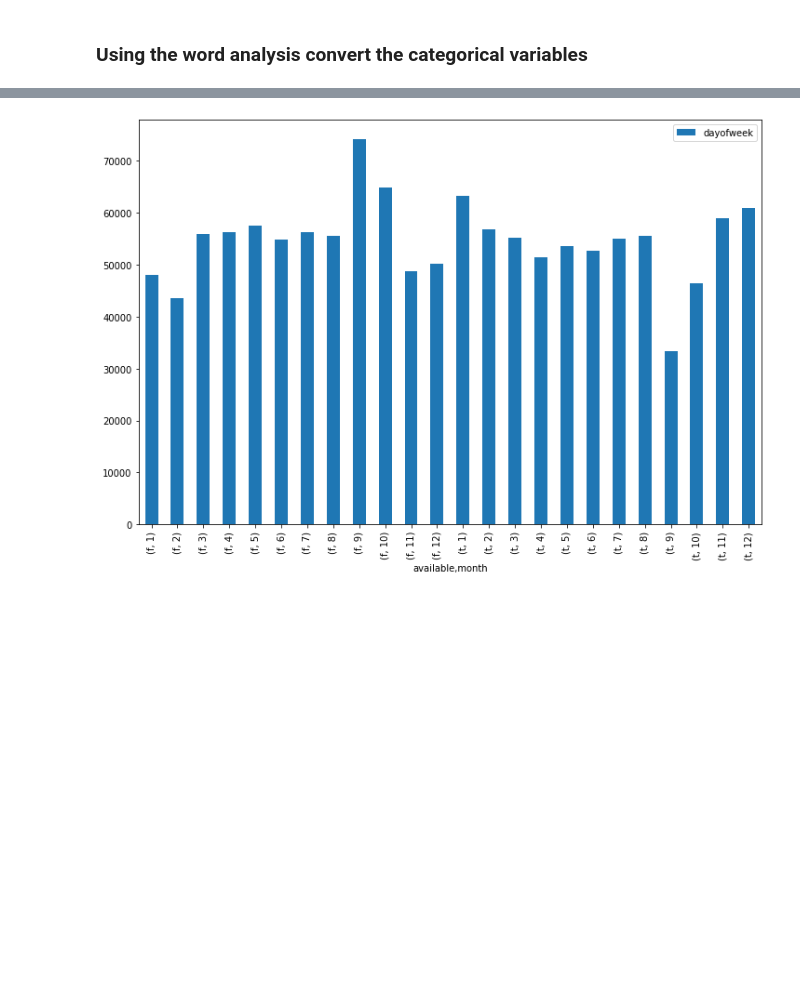
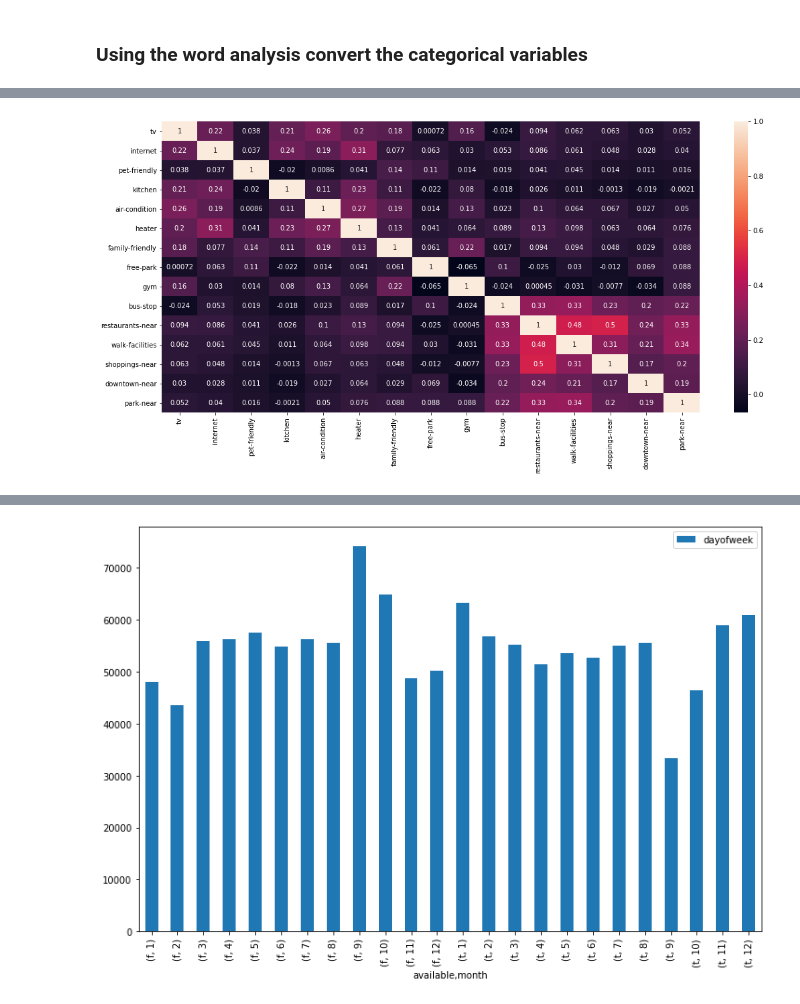
Before and after one commit to rafaelmata357/Data-Science-Udacity, a Jupyter notebook: Airbnb/airbnb.ipynb, the cells around one changed output, grey strips where cells are left out. Saved outputs shown, nothing was run; the diff lists cells and outputs as text; code cells hidden in the pictures; blank space fills up the shorter version.

```diff
--- a/Airbnb/airbnb.ipynb
+++ b/Airbnb/airbnb.ipynb
@@ -446,9 +447,10 @@ df['gym'] = 0
 # %%
 df.loc[df['amenities_token'].str.contains('tv'),'tv'] = 1
 df.loc[df['amenities_token'].str.contains('internet'),'internet'] = 1
+df.loc[df['amenities_token'].str.contains('pet'),'pet-friendly'] = 1
 df.loc[df['amenities_token'].str.contains('kitchen'),'kitchen'] = 1
-df.loc[df['amenities_token'].str.contains('air'),'air'] = 1
-df.loc[df['amenities_token'].str.contains('heater'),'heater'] = 1
+df.loc[df['amenities_token'].str.contains('air'),'air-condition'] = 1
+df.loc[df['amenities_token'].str.contains('heat'),'heater'] = 1
 df.loc[df['amenities_token'].str.contains('famili'),'family-friendly'] = 1
 df.loc[df['amenities_token'].str.contains('park'),'free-park'] = 1
 df.loc[df['amenities_token'].str.contains('gym'),'gym'] = 1
@@ -458,3 +460,6 @@ df.loc[df['transit_token'].str.contains('bu'),'bus-stop'] = 1
 # %%
 df['restaurants-near'] = 0
 df['walk-facilities'] = 0
+df['shoppings-near'] = 0
+df['downtown-near'] = 0
+df['park-near'] = 0
@@ -478,0 +466,6 @@ Name: neighborhood_overview, Length: 316, dtype: object
+# %%
+df.loc[df['neighborhood_token'].str.contains('restau'),'restaurants-near'] = 1
+df.loc[df['neighborhood_token'].str.contains('walk'),'walk-facilities'] = 1
+df.loc[df['neighborhood_token'].str.contains('shop'),'shoppings-near'] = 1
+df.loc[df['neighborhood_token'].str.contains('downtown'),'downtown-near'] = 1
+df.loc[df['neighborhood_token'].str.contains('park'),'park-near'] = 1
@@ -478,0 +474,3 @@ Name: neighborhood_overview, Length: 316, dtype: object
+# %%
+df.drop(columns =['neighborhood_overview', 'transit', 'amenities',
+                  'transit_str','amenities_str', 'neighborhood_str', 'amenities_token', 'neighborhood_token', 'transit_token'],inplace=True)
@@ -478,0 +496,6 @@ Name: neighborhood_overview, Length: 316, dtype: object
+# %%
+plt.figure(figsize=(18,8))
+corr =df.corr()
+sns.heatmap(corr, annot=True);
+# %% [output]
+[figure, added]
```
Also changed, not shown: parts of 30 cells of this notebook.
